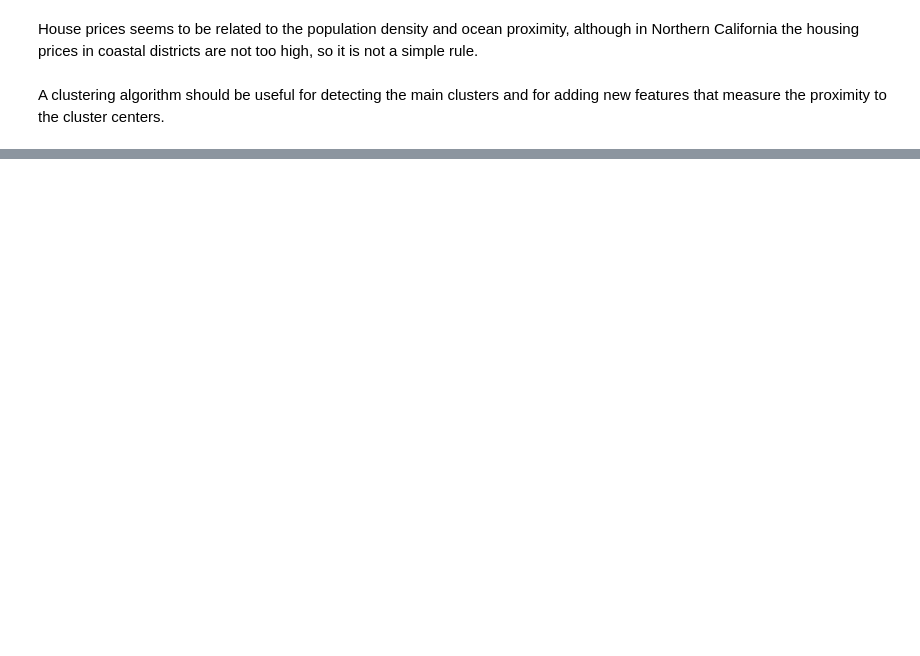
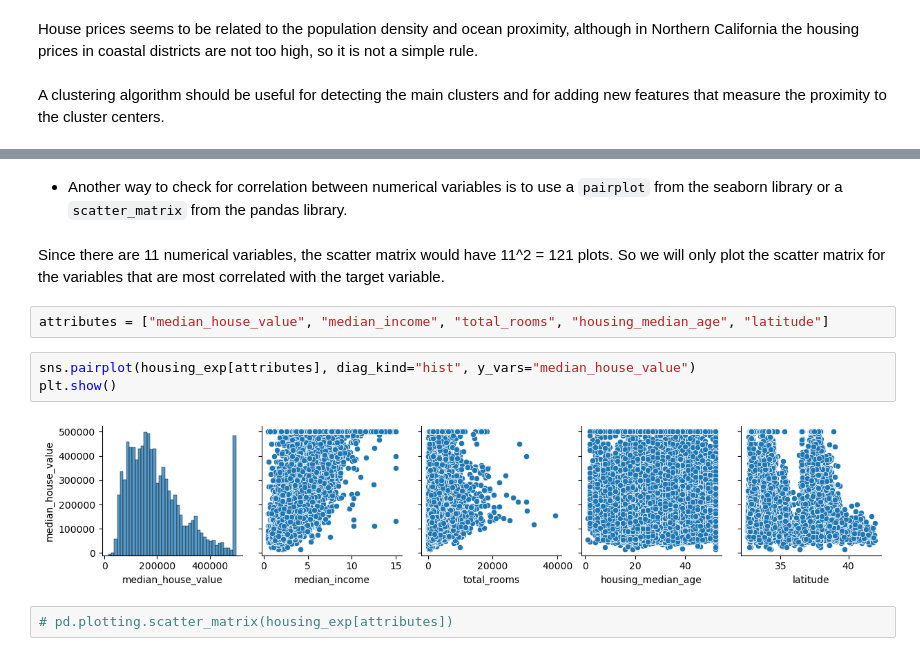
Before and after one commit to AindreaAjax/ML_Introduction, a Jupyter notebook: ML_Basics/03_End_to_End_ML_Project.ipynb, the cells around one changed output, grey strips where cells are left out. Cells and saved outputs as stored; diff of their text form; blank space fills up the shorter version.

```diff
--- a/ML_Basics/03_End_to_End_ML_Project.ipynb
+++ b/ML_Basics/03_End_to_End_ML_Project.ipynb
@@ -381,0 +426,13 @@ A clustering algorithm should be useful for detecting the main clusters and for
+# %% [markdown]
+- Another way to check for correlation between numerical variables is to use a `pairplot` from the seaborn library or a `scatter_matrix` from the pandas library.
+# %% [markdown]
+Since there are 11 numerical variables, the scatter matrix would have 11^2 = 121 plots. So we will only plot the scatter matrix for the variables that are most correlated with the target variable.
+# %%
+attributes = ["median_house_value", "median_income", "total_rooms", "housing_median_age", "latitude"]
+# %%
+sns.pairplot(housing_exp[attributes], diag_kind="hist", y_vars="median_house_value")
+plt.show()
+# %% [output]
+[figure, added]
+# %%
+# pd.plotting.scatter_matrix(housing_exp[attributes])
```
Also changed, not shown: parts of 21 cells of this notebook.
